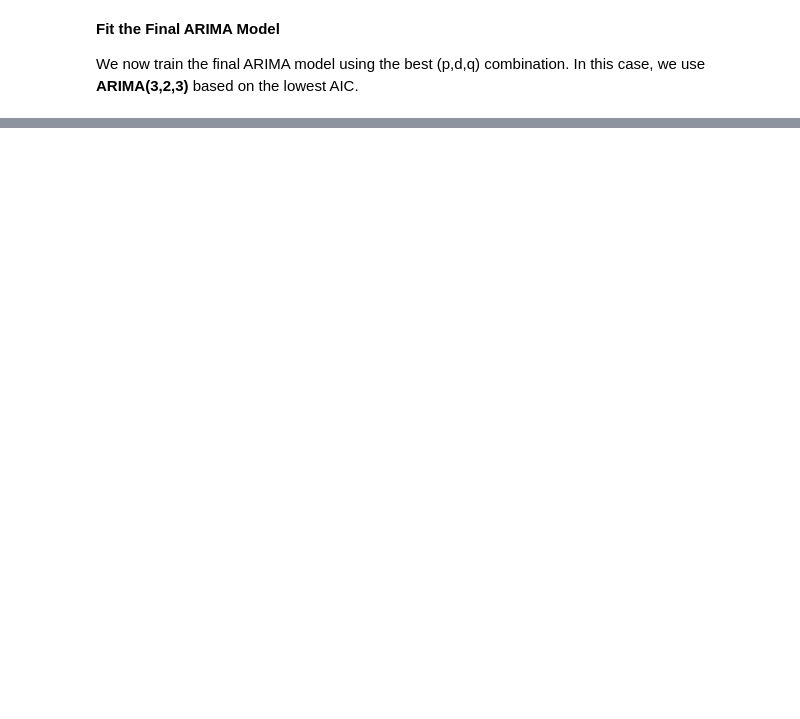
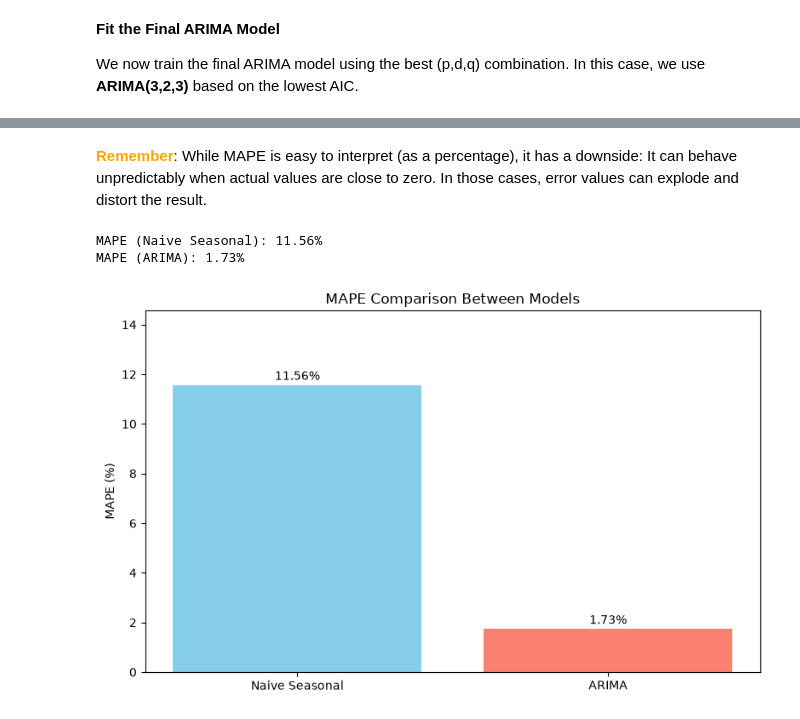
Before and after one commit to michaelhudson2205/INFO3022_Practicals, a Jupyter notebook: P4_3_ARMA_ARIMA.ipynb, the cells around one changed output, grey strips where cells are left out. Saved outputs shown, nothing was run; the diff lists cells and outputs as text; code cells hidden in the pictures; blank space fills up the shorter version.

```diff
--- a/P4_3_ARMA_ARIMA.ipynb
+++ b/P4_3_ARMA_ARIMA.ipynb
@@ -672,0 +779,13 @@ We now train the final ARIMA model using the best (p,d,q) combination. In this c
+# %%
+# Predict the next 4 quarters after the training set using the fitted ARIMA model
+start_idx = len(train)
+end_idx = start_idx + len(test) - 1
+
+#Forecast using the trained model
+ARIMA_pred = model_fit.get_prediction(start=start_idx, end=end_idx).predicted_mean
+
+# Add predictions to test set
+test = test.copy() # Avoid SettingWithCopyWarning
+test["ARIMA_pred"] = ARIMA_pred.values
+
+test
@@ -672,0 +815,37 @@ We now train the final ARIMA model using the best (p,d,q) combination. In this c
+# %% [markdown]
+<span style="color:orange;font-weight:bold">Remember</span>: While MAPE is easy to interpret (as a percentage), it has a downside: It can behave unpredictably when actual values are close to zero. In those cases, error values can explode and distort the result.
+# %%
+# Calculate MAPE for the naive seasonal model
+mape_naive_seasonal = mape(test["JohnsonJohnson"], test["naive_seasonal"])
+
+# Calculate MAPE for the ARIMA model
+mape_arima = mape(test["JohnsonJohnson"], test["ARIMA_pred"])
+
+# print the MAPE values for comparison
+print(f"MAPE (Naive Seasonal): {mape_naive_seasonal:.2f}%")
+print(f"MAPE (ARIMA): {mape_arima:.2f}%")
+# %% [output]
+MAPE (Naive Seasonal): 11.56%
+MAPE (ARIMA): 1.73%
+# %%
+# Plotting MAPE comparison between models
+fig, ax = plt.subplots(figsize=(8, 5))
+
+# Model labels and corresponding MAPE values
+models = ['Naive Seasonal', 'ARIMA']
+mape_values = [mape_naive_seasonal, mape_arima]
+
+# Create bar plot
+ax.bar(models, mape_values, color=['skyblue', 'salmon'])
+ax.set_ylabel('MAPE (%)')
+ax.set_title('MAPE Comparison Between Models')
+ax.set_ylim(0, max(mape_values) + 3)  # Add some space above the highest bar
+
+# Add MAPE values on top of the bars for clarity
+for i, v in enumerate(mape_values):
+    ax.text(i, v + 0.1, f"{v:.2f}%", ha='center', va='bottom')
+
+plt.tight_layout()
+plt.show()
+# %% [output]
+[figure, added]
```
Also changed, not shown: parts of 17 cells of this notebook.
